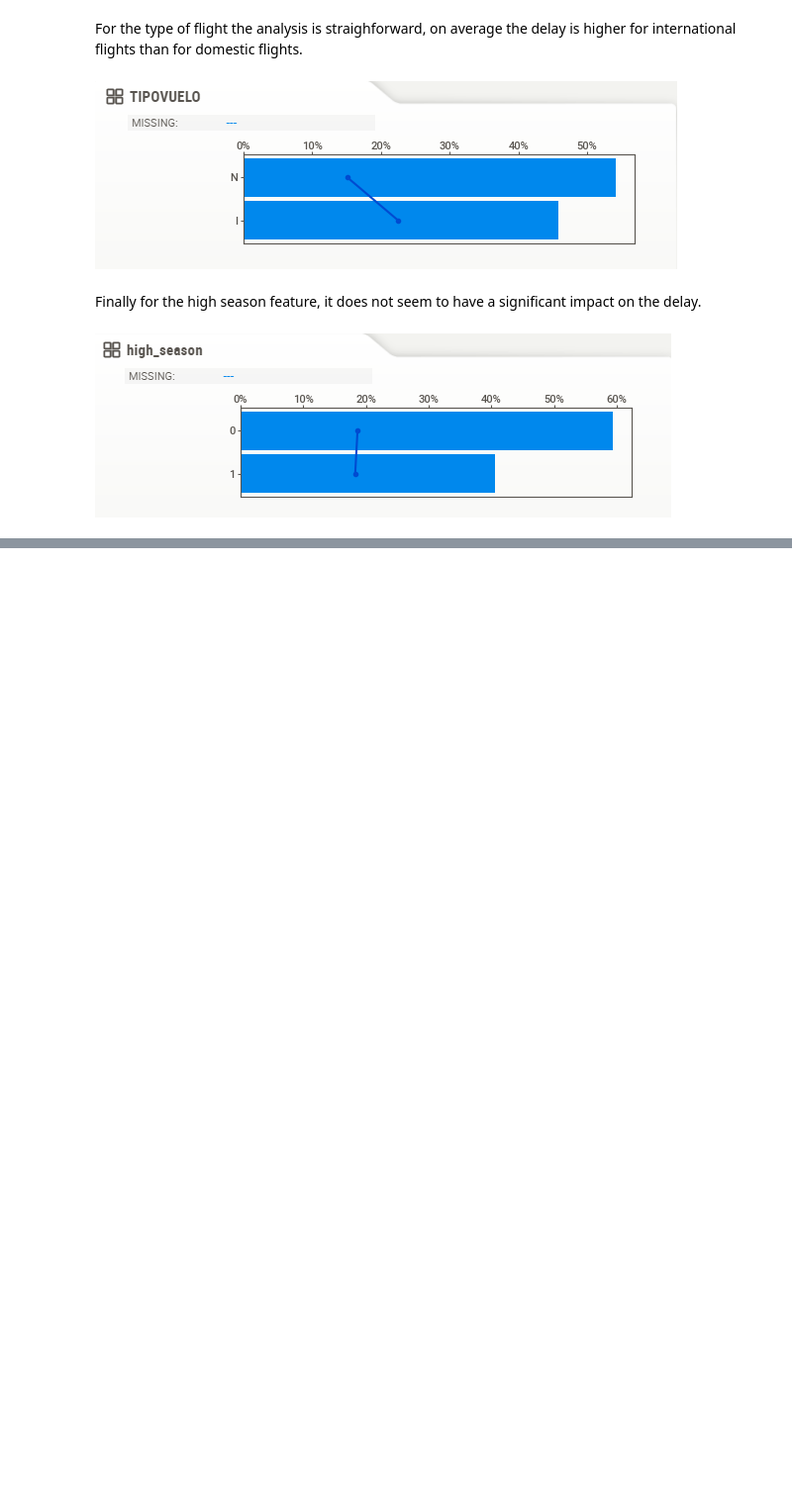
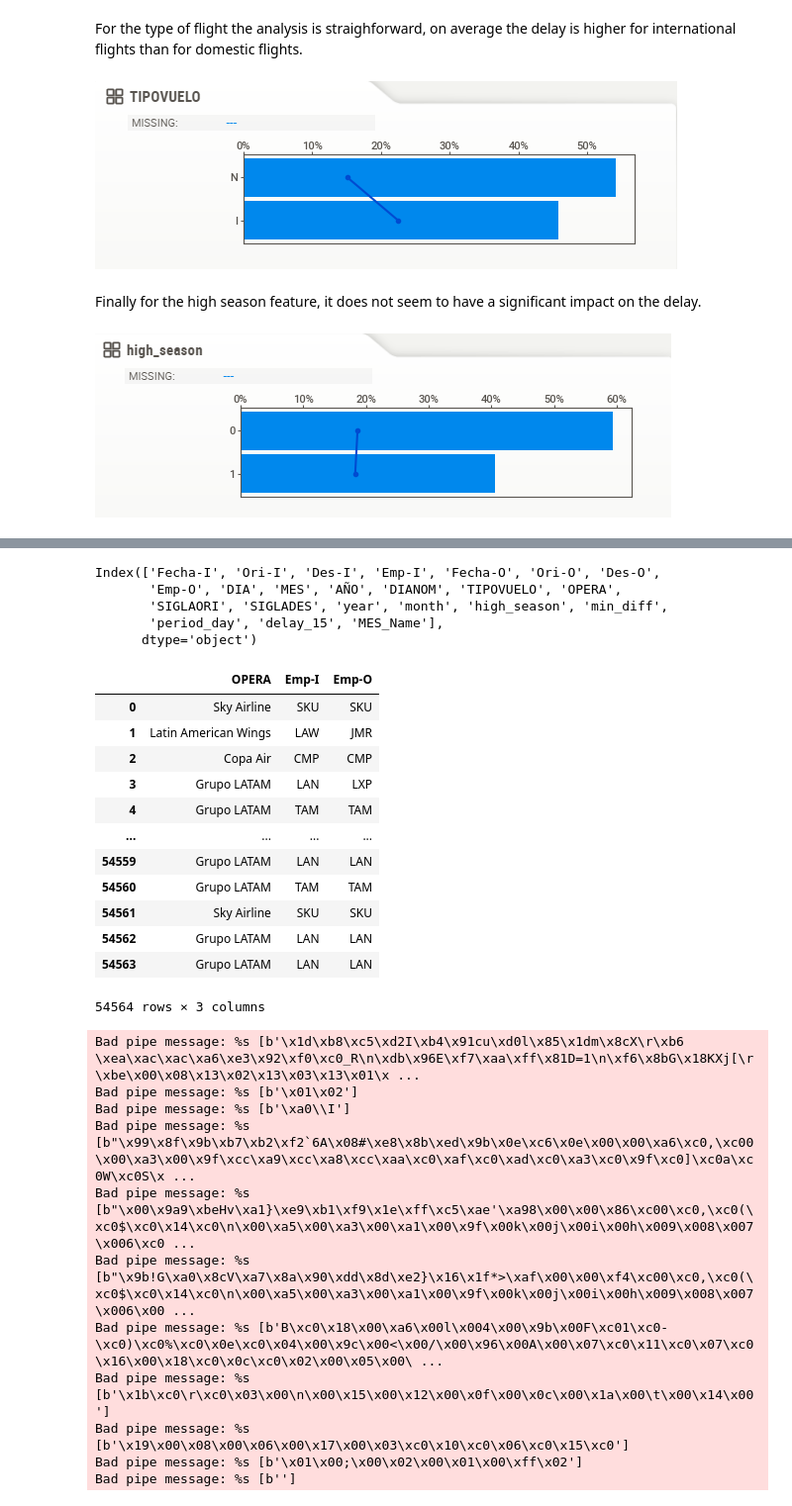
Before and after one commit to Luis-ramirez-r/Challenge-Data-Scientist---Luis-Ramirez, a Jupyter notebook: solution.ipynb, the cells around one changed output, grey strips where cells are left out. Shown: that part at 99% size. Saved outputs shown, nothing was run; the diff lists cells and outputs as text; code cells hidden in the pictures; blank space fills up the shorter version.

```diff
--- a/solution.ipynb
+++ b/solution.ipynb
@@ -417,3 +519,38 @@ Finally for the high season feature, it does not seem to have a significant impa
+# %%
+df_train.columns
+# %% [output]
+Index(['Fecha-I', 'Ori-I', 'Des-I', 'Emp-I', 'Fecha-O', 'Ori-O', 'Des-O',
+       'Emp-O', 'DIA', 'MES', 'AÑO', 'DIANOM', 'TIPOVUELO', 'OPERA',
+       'SIGLAORI', 'SIGLADES', 'year', 'month', 'high_season', 'min_diff',
+       'period_day', 'delay_15', 'MES_Name'],
+      dtype='object')
+# %%
+df_train[['OPERA', 'Emp-I','Emp-O']]
+# %% [output]
+|  | OPERA | Emp-I | Emp-O |
+| 0 | Sky Airline | SKU | SKU |
+| 1 | Latin American Wings | LAW | JMR |
+| 2 | Copa Air | CMP | CMP |
+| 3 | Grupo LATAM | LAN | LXP |
+| 4 | Grupo LATAM | TAM | TAM |
+| ... | ... | ... | ... |
+| 54559 | Grupo LATAM | LAN | LAN |
+| 54560 | Grupo LATAM | TAM | TAM |
+| 54561 | Sky Airline | SKU | SKU |
+| 54562 | Grupo LATAM | LAN | LAN |
+| 54563 | Grupo LATAM | LAN | LAN |
+54564 rows × 3 columns
+Bad pipe message: %s [b'\x1d\xb8\xc5\xd2I\xb4\x91cu\xd0l\x85\x1dm\x8cX\r\xb6 \xea\xac\xac\xa6\xe3\x92\xf0\xc0_R\n\xdb\x96E\xf7\xaa\xff\x81D=1\n\xf6\x8bG\x18KXj[\r\xbe\x00\x08\x13\x02\x13\x03\x13\x01\x ...
+Bad pipe message: %s [b'\x01\x02']
+Bad pipe message: %s [b'\xa0\\I']
+Bad pipe message: %s [b"\x99\x8f\x9b\xb7\xb2\xf2`6A\x08#\xe8\x8b\xed\x9b\x0e\xc6\x0e\x00\x00\xa6\xc0,\xc00\x00\xa3\x00\x9f\xcc\xa9\xcc\xa8\xcc\xaa\xc0\xaf\xc0\xad\xc0\xa3\xc0\x9f\xc0]\xc0a\xc0W\xc0S\x ...
+Bad pipe message: %s [b"\x00\x9a9\xbeHv\xa1}\xe9\xb1\xf9\x1e\xff\xc5\xae'\xa98\x00\x00\x86\xc00\xc0,\xc0(\xc0$\xc0\x14\xc0\n\x00\xa5\x00\xa3\x00\xa1\x00\x9f\x00k\x00j\x00i\x00h\x009\x008\x007\x006\xc0 ...
+Bad pipe message: %s [b"\x9b!G\xa0\x8cV\xa7\x8a\x90\xdd\x8d\xe2}\x16\x1f*>\xaf\x00\x00\xf4\xc00\xc0,\xc0(\xc0$\xc0\x14\xc0\n\x00\xa5\x00\xa3\x00\xa1\x00\x9f\x00k\x00j\x00i\x00h\x009\x008\x007\x006\x00 ...
+Bad pipe message: %s [b'B\xc0\x18\x00\xa6\x00l\x004\x00\x9b\x00F\xc01\xc0-\xc0)\xc0%\xc0\x0e\xc0\x04\x00\x9c\x00<\x00/\x00\x96\x00A\x00\x07\xc0\x11\xc0\x07\xc0\x16\x00\x18\xc0\x0c\xc0\x02\x00\x05\x00\ ...
+Bad pipe message: %s [b'\x1b\xc0\r\xc0\x03\x00\n\x00\x15\x00\x12\x00\x0f\x00\x0c\x00\x1a\x00\t\x00\x14\x00']
+Bad pipe message: %s [b'\x19\x00\x08\x00\x06\x00\x17\x00\x03\xc0\x10\xc0\x06\xc0\x15\xc0']
+Bad pipe message: %s [b'\x01\x00;\x00\x02\x00\x01\x00\xff\x02']
+Bad pipe message: %s [b'']
 # %%
 #ce.fit_transform#(X[, y])
 import category_encoders as ce
```
Also changed, not shown: parts of 16 cells of this notebook, 6 other files.
